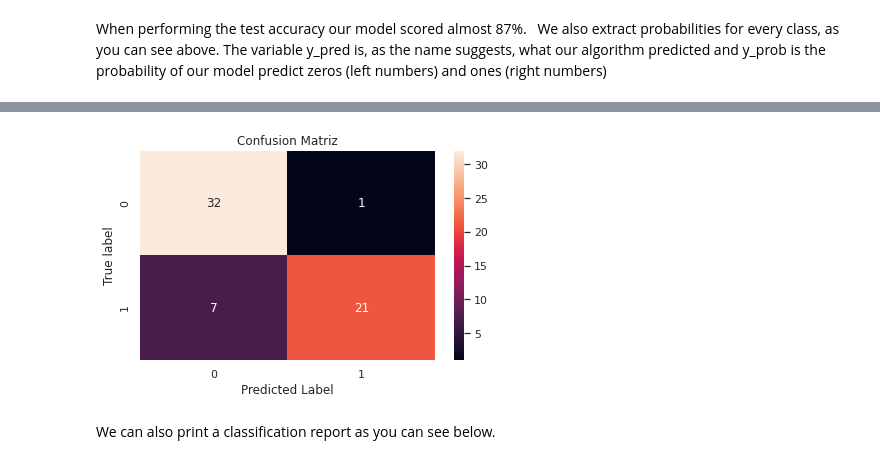
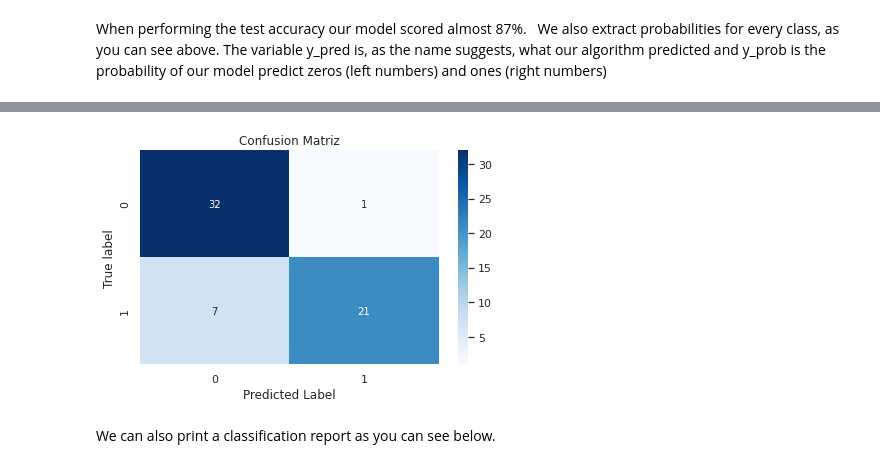
Before and after one commit to glauciodrumond/Data_Science_Projects, a Jupyter notebook: [PROJECT]_Cardiovascular_Diseases.ipynb, the cells around one changed output, grey strips where cells are left out. Cells and saved outputs as stored; diff of their text form; code cells hidden in the pictures.

```diff
--- a/[PROJECT]_Cardiovascular_Diseases.ipynb
+++ b/[PROJECT]_Cardiovascular_Diseases.ipynb
@@ -414,0 +381,24 @@ plt.tight_layout()
+# %%
+colors = ['orange','grey' , 'grey' ]
+labels = ['ST-T Abnormalities', 'Ventricular Hypertrophy\n probable left or definitive ','Normal']
+
+fig , ax1 = plt.subplots(figsize = (7,4))
+ax = df.restecg.value_counts().sort_values(ascending=[True]).plot(kind = 'barh', grid= False, color = colors,)
+ax.set_title ('Result of Resting\nElectrocardiography', fontsize = 14, weight = 'bold', loc='left')
+ax.set_yticklabels (labels, rotation = 0)
+ax.spines['top'].set_visible(True)
+ax.spines['right'].set_visible(False)
+ax.spines['left'].set_visible(False)
+ax.spines['bottom'].set_visible(False)
+ax.xaxis.tick_top()
+ax.patch.set_facecolor('white')
+
+total = len(df['restecg'])
+for p in ax.patches:
+        percentage = '{:.1f}%'.format(100 * p.get_width()/total)
+        x = p.get_x() + p.get_width() + 0.9
+        y = p.get_y() + p.get_height()/2
+        ax.annotate(percentage, (x, y))
+plt.tight_layout()
+plt.show()
+plt.tight_layout();
@@ -448,10 +441,13 @@ Remembering the variables meaning:
 
 As we can see we have some outliers in these variables.
 # %%
+sns.set_style("white")
 fig, ax = plt.subplots(figsize=(9,5))
 name = ['Chol','thalach', 'trestbps']
 ax = sns.boxplot(data = (df.chol, df.thalach,df.trestbps), orient='h',
                  palette = "Set3")
+ax.set_title('VARIABLES WITH\nOUTLIERS', loc='left', weight = 'bold')
+sns.despine(left=True)
 ax.set_yticklabels(name)
-plt.tight_layout()
+plt.tight_layout();
 # %% [output]
@@ -808,17 +804,17 @@ This way is possible to quick identify:
 # %%
 # importing the librarie for confusion matriz
 # importar bibliotecas para a matriz da confusao
 from sklearn.metrics import confusion_matrix
 fig, ax = plt.subplots()
-sns.heatmap(confusion_matrix(y_test, y_pred), annot=True, ax=ax)
+sns.heatmap(confusion_matrix(y_test, y_pred), annot=True, ax=ax, cmap='Blues')
 
 ax.set_title("Confusion Matriz")
 ax.set_ylabel("True label")
 ax.set_xlabel("Predicted Label")
 
 plt.tight_layout()
 # %% [output]
-[figure, old version]
+[figure, new version]
 # %% [markdown]
 
 We can also print a classification report as you can see below.
```
Also changed, not shown: parts of 11 cells of this notebook.
